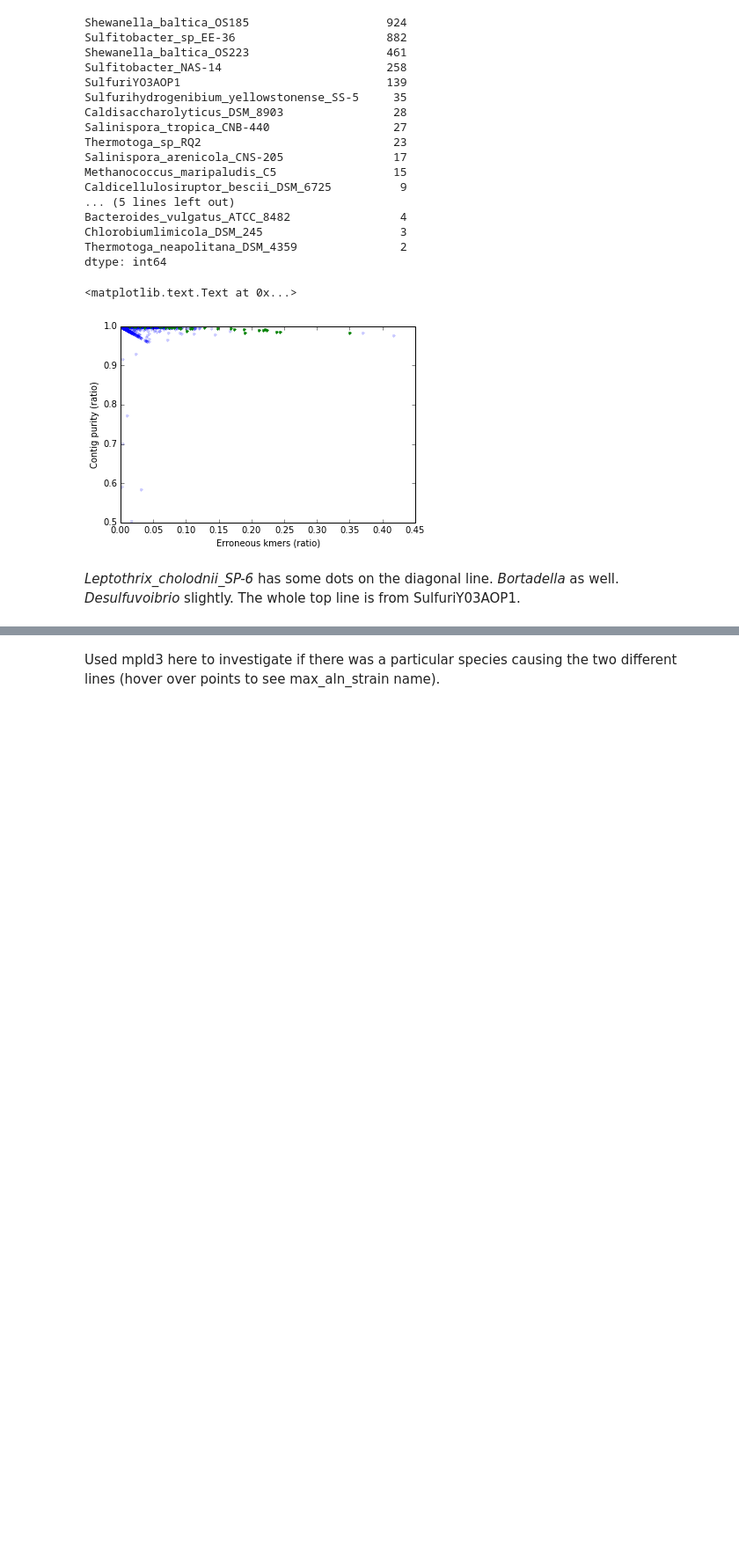
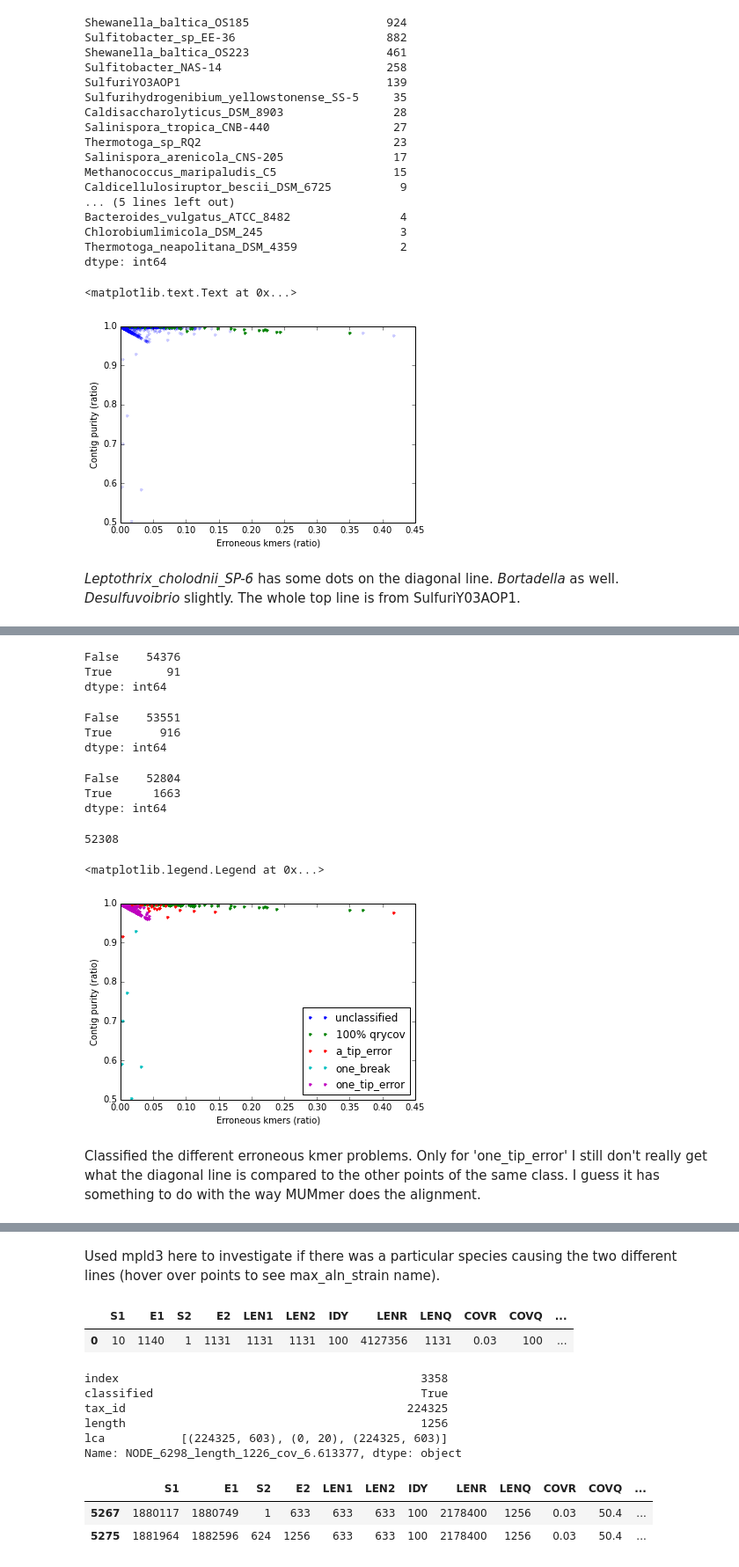
Before and after one commit to inodb/masmvali-publication, a Jupyter notebook: notebooks/kraken.ipynb, the cells around one changed output, grey strips where cells are left out. Shown at 88% size. Cells and saved outputs as stored; diff of their text form; code cells hidden in the pictures; blank space fills up the shorter version.

Commit message:
Add erronoeous kmer classification

```diff
--- a/notebooks/kraken.ipynb
+++ b/notebooks/kraken.ipynb
@@ -743,3 +774,58 @@ plt.ylabel("Contig purity (ratio)")
+# %%
+tip_error = kraken[kraken.length > 500].lca.apply(lambda x: (x[0][0] == 0 or x[-1][0] == 0) and len(x) != 2)
+tip_error.name = "tip_error"
+tip_error.value_counts()
+# %% [output]
+False    54376
+True        91
+dtype: int64
+# %%
+one_tip_error = kraken[kraken.length > 500].lca.apply(lambda x: len(x) == 2 and (x[0][0] == 0 or x[-1][0] == 0))
+one_tip_error.name = "one_tip_error"
+one_tip_error.value_counts()
+# %% [output]
+False    53551
+True       916
+dtype: int64
+# %%
+one_break = kraken[kraken.length > 500].lca.apply(lambda x: len(x) == 3 and x[0][0] == x[-1][0] and x[1][0] == 0)
+one_break.name = "one_break"
+one_break.value_counts()
+# %% [output]
+False    52804
+True      1663
+dtype: int64
+# %%
+cpurity_err = cpurity_lca_nuc.join(tip_error, how='left').join(one_break, how='left').join(one_tip_error, how='left')
+len(cpurity_err)
+# %% [output]
+52308
+# %%
+qrycov100 = cpurity_lca_nuc.COVQ == 100
+plt.plot(cpurity_lca[impure &  ~chimeric_kmers & error_kmers & ~qrycov100 & ~cpurity_err.tip_error & ~cpurity_err.one_break & ~cpurity_err.one_tip_error].unknown /
+         (cpurity_lca[impure &  ~chimeric_kmers & error_kmers & ~qrycov100 & ~cpurity_err.tip_error & ~cpurity_err.one_break & ~cpurity_err.one_tip_error].contig_length - 31 + 1),
+         cpurity_lca[impure &  ~chimeric_kmers & error_kmers & ~qrycov100 & ~cpurity_err.tip_error & ~cpurity_err.one_break & ~cpurity_err.one_tip_error].max_aln_purity, '.', alpha=1.0, label='unclassified')
+plt.plot(cpurity_lca[impure &  ~chimeric_kmers & error_kmers & qrycov100 & ~cpurity_err.tip_error & ~cpurity_err.one_break & ~cpurity_err.one_tip_error].unknown /
+         (cpurity_lca[impure &  ~chimeric_kmers & error_kmers & qrycov100 & ~cpurity_err.tip_error & ~cpurity_err.one_break & ~cpurity_err.one_tip_error].contig_length - 31 + 1),
+         cpurity_lca[impure &  ~chimeric_kmers & error_kmers & qrycov100 & ~cpurity_err.tip_error & ~cpurity_err.one_break & ~cpurity_err.one_tip_error].max_aln_purity, '.', alpha=1.0, label='100% qrycov')
+plt.plot(cpurity_lca[impure &  ~chimeric_kmers & error_kmers & ~qrycov100 & cpurity_err.tip_error & ~cpurity_err.one_break & ~cpurity_err.one_tip_error].unknown /
+         (cpurity_lca[impure &  ~chimeric_kmers & error_kmers & ~qrycov100 & cpurity_err.tip_error & ~cpurity_err.one_break & ~cpurity_err.one_tip_error].contig_length - 31 + 1),
+         cpurity_lca[impure &  ~chimeric_kmers & error_kmers & ~qrycov100 & cpurity_err.tip_error & ~cpurity_err.one_break & ~cpurity_err.one_tip_error].max_aln_purity, '.', alpha=1.0, label='a_tip_error')
+plt.plot(cpurity_lca[impure &  ~chimeric_kmers & error_kmers & ~qrycov100 & ~cpurity_err.tip_error & cpurity_err.one_break & ~cpurity_err.one_tip_error].unknown /
+         (cpurity_lca[impure &  ~chimeric_kmers & error_kmers & ~qrycov100 & ~cpurity_err.tip_error & cpurity_err.one_break & ~cpurity_err.one_tip_error].contig_length - 31 + 1),
+         cpurity_lca[impure &  ~chimeric_kmers & error_kmers & ~qrycov100 & ~cpurity_err.tip_error & cpurity_err.one_break & ~cpurity_err.one_tip_error].max_aln_purity, '.', alpha=1.0, label='one_break')
+plt.plot(cpurity_lca[impure &  ~chimeric_kmers & error_kmers & ~qrycov100 & ~cpurity_err.tip_error & ~cpurity_err.one_break & cpurity_err.one_tip_error].unknown /
+         (cpurity_lca[impure &  ~chimeric_kmers & error_kmers & ~qrycov100 & ~cpurity_err.tip_error & ~cpurity_err.one_break & cpurity_err.one_tip_error].contig_length - 31 + 1),
+         cpurity_lca[impure &  ~chimeric_kmers & error_kmers & ~qrycov100 & ~cpurity_err.tip_error & ~cpurity_err.one_break & cpurity_err.one_tip_error].max_aln_purity, '.', alpha=1.0, label='one_tip_error')
+plt.xlabel("Erroneous kmers (ratio)")
+plt.xlabel("Erroneous kmers (ratio)")
+plt.ylabel("Contig purity (ratio)")
+plt.legend(loc='lower right')
+# %% [output]
+<matplotlib.legend.Legend at 0x...>
+[figure, added]
+# %% [markdown]
+Classified the different erroneous kmer problems. Only for 'one_tip_error' I still don't really get what the diagonal line is compared to the other points of the same class. I guess it has something to do with the way MUMmer does the alignment.
 # %%
 import mpld3
 from mpld3 import plugins
@@ -763,3 +851,23 @@ mpld3.display(fig)
 [interactive output not drawn]
 # %% [markdown]
 Used mpld3 here to investigate if there was a particular species causing the two different lines (hover over points to see max_aln_strain name).
+# %%
+nucmerpd.head(1)
+# %% [output]
+|  | S1 | E1 | S2 | E2 | LEN1 | LEN2 | IDY | LENR | LENQ | COVR | COVQ | ... |
+| 0 | 10 | 1140 | 1 | 1131 | 1131 | 1131 | 100 | 4127356 | 1131 | 0.03 | 100 | ... |
+# %%
+kraken.ix["NODE_139189_length_1097_",:]
+# %% [output]
+index                                            3358
+classified                                       True
+tax_id                                         224325
+length                                           1256
+lca           [(224325, 603), (0, 20), (224325, 603)]
+Name: NODE_6298_length_1226_cov_6.613377, dtype: object
+# %%
+nucmerpd[nucmerpd.QRYID == "NODE_6298_length_1226_cov_6.613377"]
+# %% [output]
+|  | S1 | E1 | S2 | E2 | LEN1 | LEN2 | IDY | LENR | LENQ | COVR | COVQ | ... |
+| 5267 | 1880117 | 1880749 | 1 | 633 | 633 | 633 | 100 | 2178400 | 1256 | 0.03 | 50.4 | ... |
+| 5275 | 1881964 | 1882596 | 624 | 1256 | 633 | 633 | 100 | 2178400 | 1256 | 0.03 | 50.4 | ... |
```
Also changed, not shown: parts of 26 cells of this notebook.
